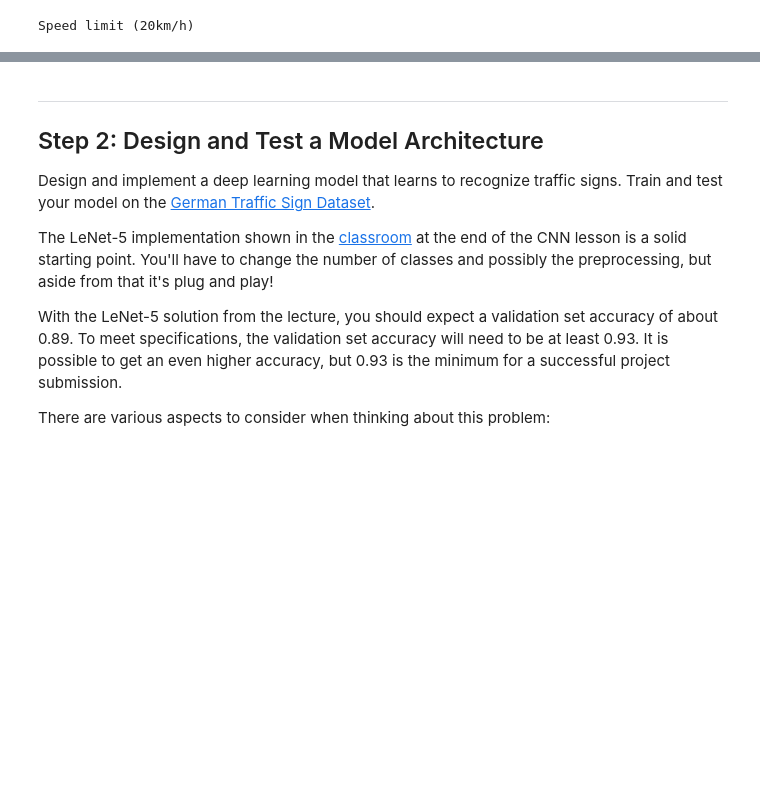
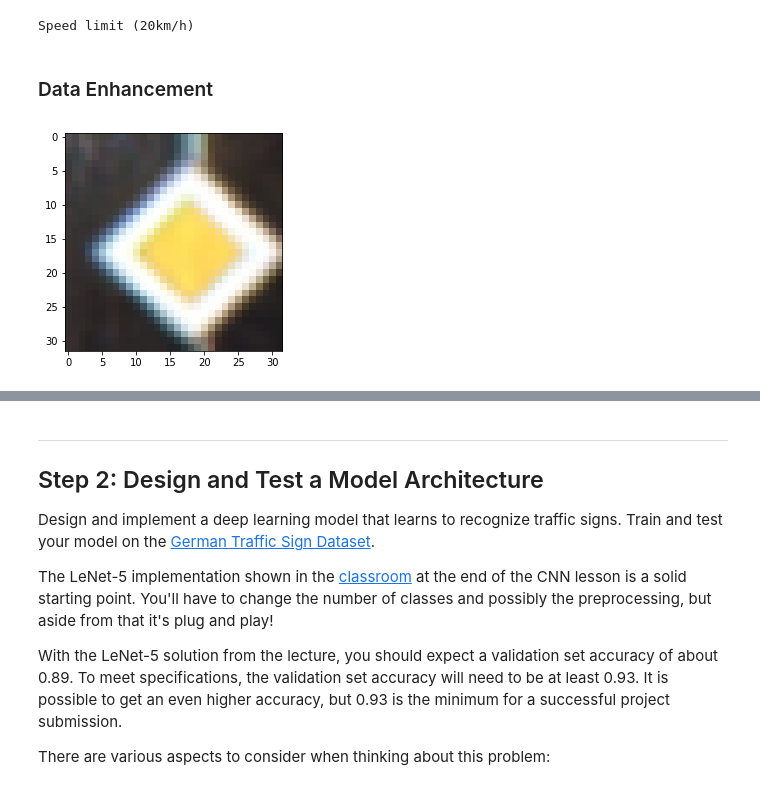
Before and after one commit to maks-bond/CarND-TrafficSignClassification, a Jupyter notebook: Traffic_Sign_Classifier.ipynb, the cells around one changed output, grey strips where cells are left out. Saved outputs shown, nothing was run; the diff lists cells and outputs as text; code cells hidden in the pictures; blank space fills up the shorter version.

```diff
--- a/Traffic_Sign_Classifier.ipynb
+++ b/Traffic_Sign_Classifier.ipynb
@@ -167,3 +169,5 @@ def getSignName(code):
 print(getSignName(0))
 # %% [output]
 Speed limit (20km/h)
+# %% [markdown]
+### Data Enhancement
@@ -169,0 +180,6 @@ Speed limit (20km/h)
+# %%
+def scaleImage(image, scaleFactor):
+    rows,cols,chan = image.shape
+    M = np.float32([[scaleFactor,0,0],[0,scaleFactor,0]])
+    res = cv2.warpAffine(image,M,(cols,rows))
+    return res
@@ -169,0 +192,6 @@ Speed limit (20km/h)
+# %%
+img = X_train[3]
+plt.imshow(scaleImage(img, 1.1))
+plt.savefig('./writeup_imgs/scaled.jpg')
+# %% [output]
+[figure, added]
```
Also changed, not shown: parts of 21 cells of this notebook, 7 other files.
